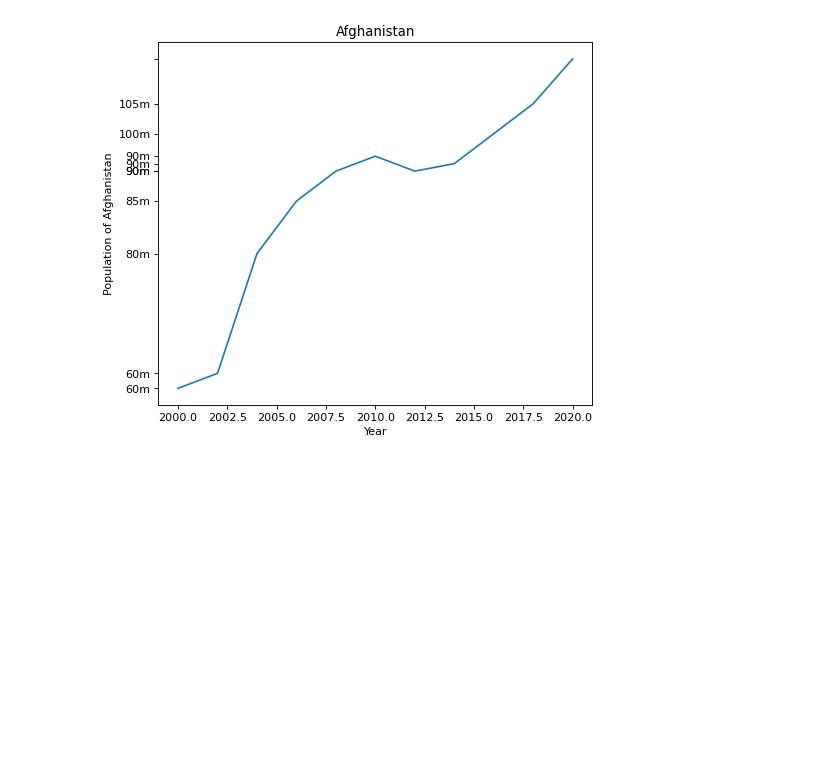
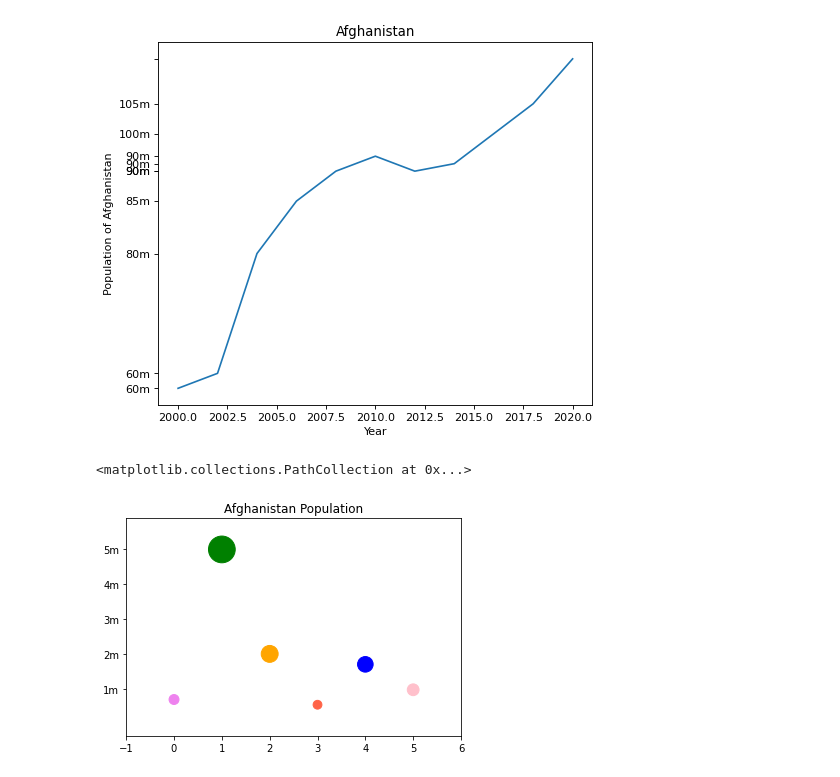
Before and after one commit to HasibullahAman/Data_Visulaization, a Jupyter notebook: Data_Visualization_SecondTry/mathpolitlib.ipynb, the cells around one changed output. Drawn from its saved outputs; the diff is of its cells as text; code cells hidden in the pictures; blank space fills up the shorter version.

```diff
--- a/Data_Visualization_SecondTry/mathpolitlib.ipynb
+++ b/Data_Visualization_SecondTry/mathpolitlib.ipynb
@@ -92,3 +92,18 @@ plt.yticks([60,62,78,85,89,91,89,90,94,98,104],['60m','60m','80m','85m','90m','9
   Text(0, 0, '100m'),
   Text(0, 0, '105m')])
 [figure]
+# %%
+city = ['Ghazni','Kabul',"Herat",'Kunduz','Balkh','Nangarhar']
+pop = [690000,5000000,2000000,540000,1700000,970000]
+# %%
+plt.yticks([1000000,2000000,3000000,4000000,5000000],['1m','2m','3m','4m','5m'])
+plt.title('Afghanistan Population')
+popsize = np.array([690000,5000000,2000000,540000,1700000,970000])/7000
+color = ['violet','green','orange','tomato','blue','pink']
+plt.margins(0.2)
+plt.text(1,)
+plt.scatter(np.arange(6),pop,s=popsize,c=color)
+# plt.scatter(city,pop)
+# %% [output]
+<matplotlib.collections.PathCollection at 0x...>
+[figure, added]
```
